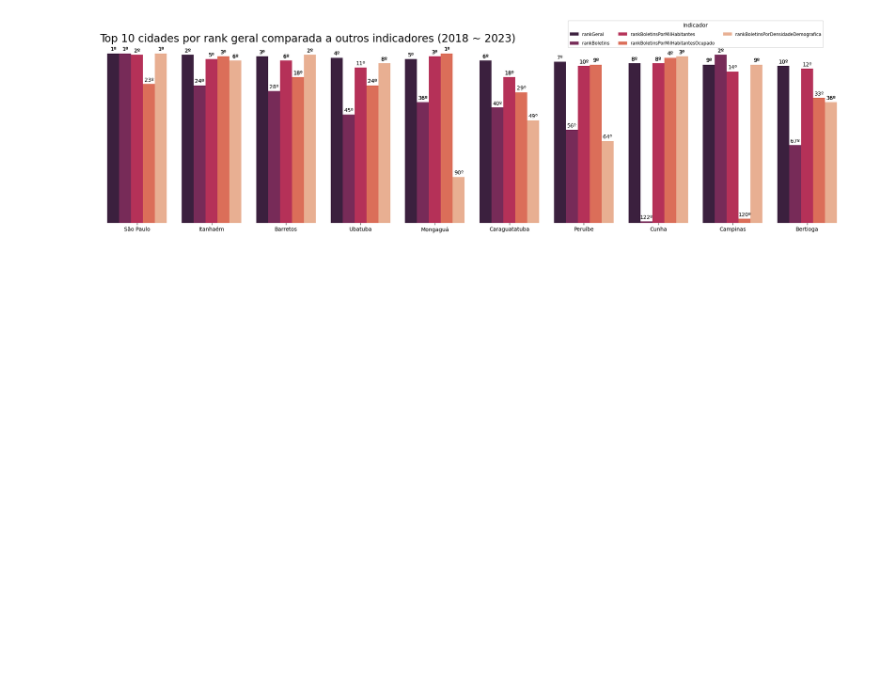
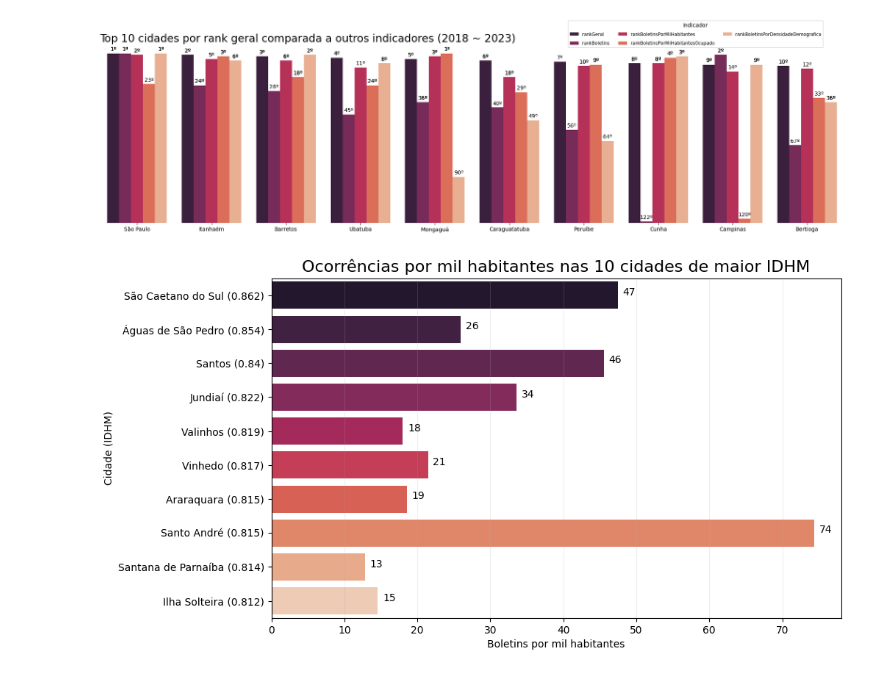
Before and after one commit to anderdot/previsao-crimes, a Jupyter notebook: Analises/GraficosIBGE.ipynb, the cells around one changed output. Saved outputs shown, nothing was run; the diff lists cells and outputs as text; code cells hidden in the pictures; blank space fills up the shorter version.

Commit message:
[feat] Gráfico de maior e menor IDHM

```diff
--- a/Analises/GraficosIBGE.ipynb
+++ b/Analises/GraficosIBGE.ipynb
@@ -378,3 +378,34 @@ plt.show()
 fig.savefig('Graficos/rank_indicador_2.png', transparent=False, dpi=300, bbox_inches='tight')
 # %% [output]
 [figure]
+# %%
+consulta = """
+SELECT TOP 10
+    CONCAT([cidade], ' ', QUOTENAME([idhm], '(')) AS [cidade]
+,   [rankIdhm]
+,   SUM([boletimPorMilHabitantes]) AS [boletimPorMilHabitantes]
+FROM [Analise].[RankGeral]
+GROUP BY [cidade], [rankIdhm], [idhm]
+ORDER BY [rankIdhm]
+"""
+
+df = consultar_banco(consulta)
+
+fig, ax = plt.subplots(figsize=(10, 6))
+sns.barplot(x="boletimPorMilHabitantes", y="cidade", data=df, orient='h', palette="rocket")
+ax.set_title("Ocorrências por mil habitantes nas 10 cidades de maior IDHM", fontsize=16)
+ax.set(xlabel='Boletins por mil habitantes', ylabel='Cidade (IDHM)')
+ax.grid(axis='x', alpha=0.2)
+for p in ax.patches:
+    ax.annotate('{:.0f}'.format(p.get_width()),
+                (p.get_x() + p.get_width(),
+                 p.get_y() + p.get_height() / 2.),
+                 xytext=(5, 0),
+                 textcoords='offset points')
+fig = plt.gcf()
+plt.show()
+
+# salva o gráfico
+fig.savefig('Graficos/top10_idhm_maior.png', transparent=False, dpi=300, bbox_inches='tight')
+# %% [output]
+[figure, added]
```
Also changed, not shown: parts of 11 cells of this notebook, 3 other files.
